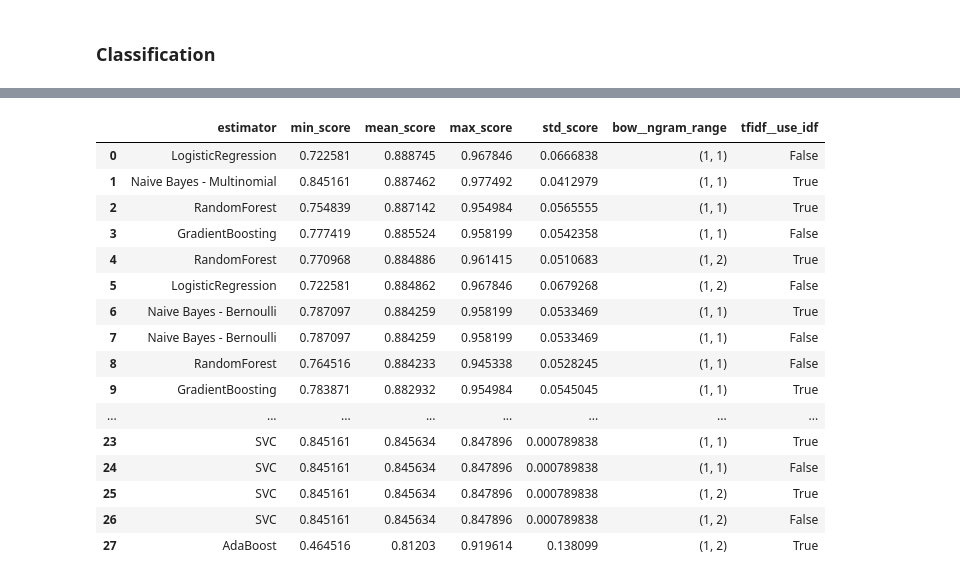
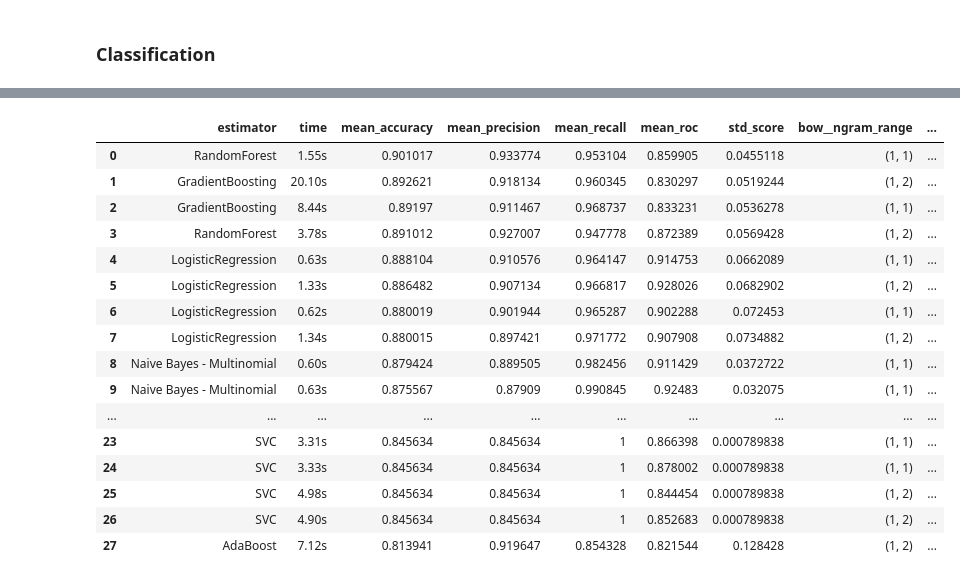
Before and after one commit to satraul/indo-spam-filter, a Jupyter notebook: notebook.ipynb, the cells around one changed output, grey strips where cells are left out. Cells and saved outputs as stored; diff of their text form; code cells hidden in the pictures.

Commit message:
Add additional metrics

```diff
--- a/notebook.ipynb
+++ b/notebook.ipynb
@@ -80,7 +80,7 @@ ax.tick_params(labelsize=15)
 # %%
 # Punctuation removal
 def remove_punct(text):
-    text = "".join([char for char in text if char not in string.punctuation])
+    text = "".join([char if char not in string.punctuation else " " for char in text ])
     text = re.sub('[0-9]+', '', text) # Remove numbers
     return text
 
@@ -210,6 +208,7 @@ pipeline = Pipeline([
 parameters = {'bow__ngram_range': [(1, 1), (1, 2)], 'tfidf__use_idf': (True, False)}
 # %%
 from sklearn.model_selection import GridSearchCV
+from sklearn.metrics import accuracy_score,recall_score,precision_score,f1_score,make_scorer
 from sklearn.naive_bayes import BernoulliNB, MultinomialNB
 from sklearn.ensemble import AdaBoostClassifier, GradientBoostingClassifier, RandomForestClassifier
 from sklearn.linear_model import LogisticRegression
@@ -225,12 +224,22 @@ clfs["RandomForest"] = RandomForestClassifier()
 clfs["LogisticRegression"] = LogisticRegression()
 clfs["SVC"] = SVC()
 
+# Metrics
+
+scoring = {
+    'accuracy': 'accuracy',
+    'recall': make_scorer(recall_score, pos_label="nSpam"),
+    'precision': make_scorer(precision_score, pos_label="nSpam"),
+    'roc_auc': 'roc_auc',
+}
+
 grid_searches = {}
 # Do 10-fold cross validation for each model for each of the 4 possible param combinations
+folds = 10
 for clf in clfs:
     print("Running GridSearchCV for {}.".format(clf))
     pipeline.set_params(classifier = clfs[clf])
-    grid = GridSearchCV(pipeline, cv=10, param_grid=parameters)
+    grid = GridSearchCV(pipeline, cv=folds, param_grid=parameters, scoring=scoring, refit="accuracy")
     grid.fit(df["Message"],df["Mark"])
     grid_searches[clf] = grid
 # %% [output]
@@ -244,51 +247,68 @@ Running GridSearchCV for SVC.
 # %%
-def score_summary(grid_searches, sort_by='mean_score'):
-    def row(key, scores, params):
+def score_summary(grid_searches, sort_by='mean_accuracy'):
+    def row(key, scores, times, params, precision, recall, roc):
         d = {
              'estimator': key,
-             'min_score': min(scores),
-             'max_score': max(scores),
-             'mean_score': np.mean(scores),
+             'mean_accuracy': np.mean(scores),
              'std_score': np.std(scores),
+             'time': "{:.2f}s".format(np.sum(times)),
+             'mean_precision': np.mean(precision),
+             'mean_recall': np.mean(recall),
+             'mean_roc': np.mean(roc),
         }
         return pd.Series({**params,**d})
 
     rows = []
     for k in grid_searches:
         params = grid_searches[k].cv_results_['params']
-        scores = []
+        scores, times, precisions, recalls, rocs = [], [], [], [], []
         for i in range(grid_searches[k].cv):
-            key = "split{}_test_score".format(i)
+            #Construct scores
+            key = "split{}_test_accuracy".format(i)
             r = grid_searches[k].cv_results_[key]
             scores.append(r.reshape(len(params),1))
 
+            #Construct times
+            t = grid_searches[k].cv_results_["mean_fit_time"]
+            times.append(t.reshape(len(params),1))
+
+            #Construct precisions, recalls, rocs
+            precisions.append(grid_searches[k].cv_results_["split{}_test_precision".format(i)].reshape(len(params),1))
+            recalls.append(grid_searches[k].cv_results_["split{}_test_recall".format(i)].reshape(len(params),1))
+            rocs.append(grid_searches[k].cv_results_["split{}_test_roc_auc".format(i)].reshape(len(params),1))
+
         all_scores = np.hstack(scores)
-        for p, s in zip(params,all_scores):
-            rows.append((row(k, s, p)))
+        all_times = np.hstack(times)
+        all_p = np.hstack(precisions)
+        all_r = np.hstack(recalls)
+        all_roc = np.hstack(rocs)
+
+        for p, s, t, a, r, roc in zip(params,all_scores,all_times,all_p,all_r,all_roc):
+            rows.append((row(k, s, t, p, a, r, roc)))
 
     df = pd.concat(rows, axis=1).T.sort_values([sort_by], ascending=False)
 
-    columns = ['estimator', 'min_score', 'mean_score', 'max_score', 'std_score']
+    columns = ['estimator', 'time', 'mean_accuracy', 'mean_precision', 'mean_recall', 'mean_roc', 'std_score']
     columns = columns + [c for c in df.columns if c not in columns]
 
     return df[columns]
 
 score_summary(grid_searches).reset_index(drop=True)
 # %% [output]
-|  | estimator | min_score | mean_score | max_score | std_score | bow__ngram_range | tfidf__use_idf |
-| 0 | LogisticRegression | 0.722581 | 0.888745 | 0.967846 | 0.0666838 | (1, 1) | False |
-| 1 | Naive Bayes - Multinomial | 0.845161 | 0.887462 | 0.977492 | 0.0412979 | (1, 1) | True |
-| 2 | RandomForest | 0.754839 | 0.887142 | 0.954984 | 0.0565555 | (1, 1) | True |
-| 3 | GradientBoosting | 0.777419 | 0.885524 | 0.958199 | 0.0542358 | (1, 1) | False |
-| 4 | RandomForest | 0.770968 | 0.884886 | 0.961415 | 0.0510683 | (1, 2) | True |
-| 5 | LogisticRegression | 0.722581 | 0.884862 | 0.967846 | 0.0679268 | (1, 2) | False |
-| 6 | Naive Bayes - Bernoulli | 0.787097 | 0.884259 | 0.958199 | 0.0533469 | (1, 1) | True |
-| 7 | Naive Bayes - Bernoulli | 0.787097 | 0.884259 | 0.958199 | 0.0533469 | (1, 1) | False |
-| 8 | RandomForest | 0.764516 | 0.884233 | 0.945338 | 0.0528245 | (1, 1) | False |
-| 9 | GradientBoosting | 0.783871 | 0.882932 | 0.954984 | 0.0545045 | (1, 1) | True |
-| ... | ... | ... | ... | ... | ... | ... | ... |
-| 23 | SVC | 0.845161 | 0.845634 | 0.847896 | 0.000789838 | (1, 1) | True |
-| 24 | SVC | 0.845161 | 0.845634 | 0.847896 | 0.000789838 | (1, 1) | False |
-| 25 | SVC | 0.845161 | 0.845634 | 0.847896 | 0.000789838 | (1, 2) | True |
-| 26 | SVC | 0.845161 | 0.845634 | 0.847896 | 0.000789838 | (1, 2) | False |
-| 27 | AdaBoost | 0.464516 | 0.81203 | 0.919614 | 0.138099 | (1, 2) | True |
+|  | estimator | time | mean_accuracy | mean_precision | mean_recall | mean_roc | std_score | bow__ngram_range | ... |
+| 0 | RandomForest | 1.55s | 0.901017 | 0.933774 | 0.953104 | 0.859905 | 0.0455118 | (1, 1) | ... |
+| 1 | GradientBoosting | 20.10s | 0.892621 | 0.918134 | 0.960345 | 0.830297 | 0.0519244 | (1, 2) | ... |
+| 2 | GradientBoosting | 8.44s | 0.89197 | 0.911467 | 0.968737 | 0.833231 | 0.0536278 | (1, 1) | ... |
+| 3 | RandomForest | 3.78s | 0.891012 | 0.927007 | 0.947778 | 0.872389 | 0.0569428 | (1, 2) | ... |
+| 4 | LogisticRegression | 0.63s | 0.888104 | 0.910576 | 0.964147 | 0.914753 | 0.0662089 | (1, 1) | ... |
+| 5 | LogisticRegression | 1.33s | 0.886482 | 0.907134 | 0.966817 | 0.928026 | 0.0682902 | (1, 2) | ... |
+| 6 | LogisticRegression | 0.62s | 0.880019 | 0.901944 | 0.965287 | 0.902288 | 0.072453 | (1, 1) | ... |
+| 7 | LogisticRegression | 1.34s | 0.880015 | 0.897421 | 0.971772 | 0.907908 | 0.0734882 | (1, 2) | ... |
+| 8 | Naive Bayes - Multinomial | 0.60s | 0.879424 | 0.889505 | 0.982456 | 0.911429 | 0.0372722 | (1, 1) | ... |
+| 9 | Naive Bayes - Multinomial | 0.63s | 0.875567 | 0.87909 | 0.990845 | 0.92483 | 0.032075 | (1, 1) | ... |
+| ... | ... | ... | ... | ... | ... | ... | ... | ... | ... |
+| 23 | SVC | 3.31s | 0.845634 | 0.845634 | 1 | 0.866398 | 0.000789838 | (1, 1) | ... |
+| 24 | SVC | 3.33s | 0.845634 | 0.845634 | 1 | 0.878002 | 0.000789838 | (1, 1) | ... |
+| 25 | SVC | 4.98s | 0.845634 | 0.845634 | 1 | 0.844454 | 0.000789838 | (1, 2) | ... |
+| 26 | SVC | 4.90s | 0.845634 | 0.845634 | 1 | 0.852683 | 0.000789838 | (1, 2) | ... |
+| 27 | AdaBoost | 7.12s | 0.813941 | 0.919647 | 0.854328 | 0.821544 | 0.128428 | (1, 2) | ... |
```
Also changed, not shown: parts of 7 cells of this notebook.
